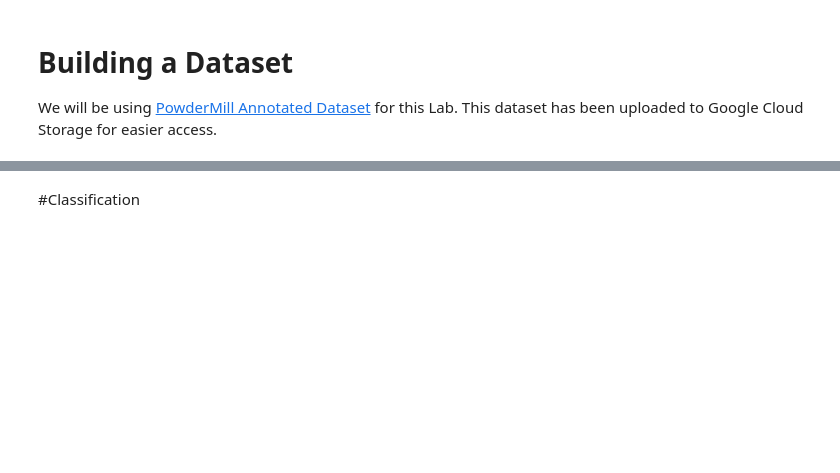
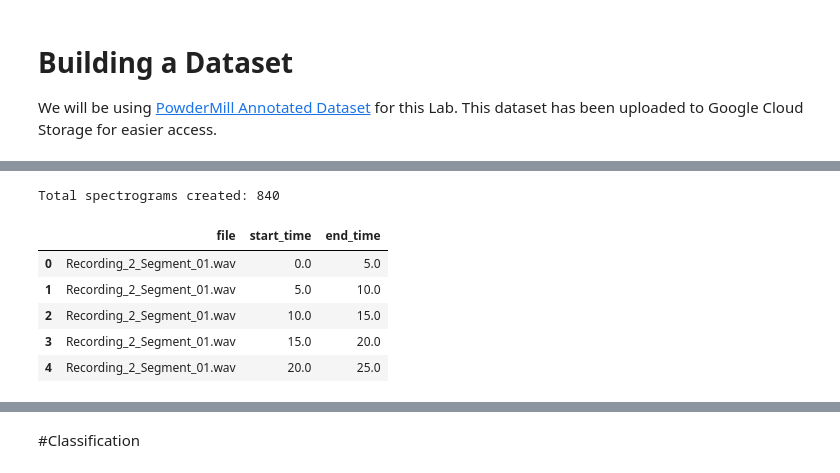
Before and after one commit to MELAI-1/MY-PROJECT, a Jupyter notebook: BIOACOUSTIC/Melvin_Hands_on_Session_2_Bioacoustics_AIMS.ipynb, the cells around one changed output, grey strips where cells are left out. Cells and saved outputs as stored; diff of their text form; code cells hidden in the pictures; blank space fills up the shorter version.

```diff
--- a/BIOACOUSTIC/Melvin_Hands_on_Session_2_Bioacoustics_AIMS.ipynb
+++ b/BIOACOUSTIC/Melvin_Hands_on_Session_2_Bioacoustics_AIMS.ipynb
@@ -133,0 +77,8 @@ eato_annos = []
+# %%
+print("\nFirst 5 lines of the annotations file:")
+with annos_path.open() as f:
+    reader = csv.reader(f)
+    for i, row in enumerate(reader):
+        print(row)
+        if i == 4:   # only show the first 5 rows
+            break
@@ -133,0 +92,10 @@ eato_annos = []
+# %%
+# Read and list all the wav files in the recording path.
+# We convert the glob generator directly to a list and sort it for consistency.
+wav_files = sorted(list(rec_path.glob("*.wav")))
+
+# Print results so we can see what we found
+print(f"Number of WAV files found: {len(wav_files)}")
+
+for file_path in wav_files:
+    print(f" - {file_path}")
@@ -133,0 +118,57 @@ eato_annos = []
+# %%
+all_specs = []  # holds all spectrograms
+segment_info = []  # metadata (file, start, end time)
+
+segment_length = 5.0  # seconds
+
+for fp in wav_files:
+    local_path = f"/tmp/{fp.name}"
+    # Add a check: only copy if the local file does not already exist
+    if not os.path.exists(local_path):
+        fp.copy(local_path)
+
+    # now librosa can safely read it
+    audio, sr = librosa.load(local_path, sr=None)
+
+    samples_per_segment = int(segment_length * sr)
+    num_segments = len(audio) // samples_per_segment
+
+    # loop over each 5-second chunk
+    for i in range(num_segments):
+        start = i * samples_per_segment
+        end = start + samples_per_segment
+
+        segment = audio[start:end]
+
+        # create mel-spectrogram
+        spec = librosa.feature.melspectrogram(
+            y=segment,
+            sr=sr,
+            n_mels=128
+        )
+        spec_db = librosa.power_to_db(spec, ref=np.max)
+
+        # save spectrogram
+        all_specs.append(spec_db)
+
+        # save metadata
+        segment_info.append({
+            "file": fp.name,
+            "start_time": start / sr,
+            "end_time": end / sr
+        })
+
+# convert lists to final structures
+all_specs = np.array(all_specs, dtype=object)
+segment_df = pd.DataFrame(segment_info)
+
+print("Total spectrograms created:", len(all_specs))
+segment_df.head()
+# %% [output]
+Total spectrograms created: 840
+|  | file | start_time | end_time |
+| 0 | Recording_2_Segment_01.wav | 0.0 | 5.0 |
+| 1 | Recording_2_Segment_01.wav | 5.0 | 10.0 |
+| 2 | Recording_2_Segment_01.wav | 10.0 | 15.0 |
+| 3 | Recording_2_Segment_01.wav | 15.0 | 20.0 |
+| 4 | Recording_2_Segment_01.wav | 20.0 | 25.0 |
```
Also changed, not shown: parts of 20 cells of this notebook, 3 other files.
